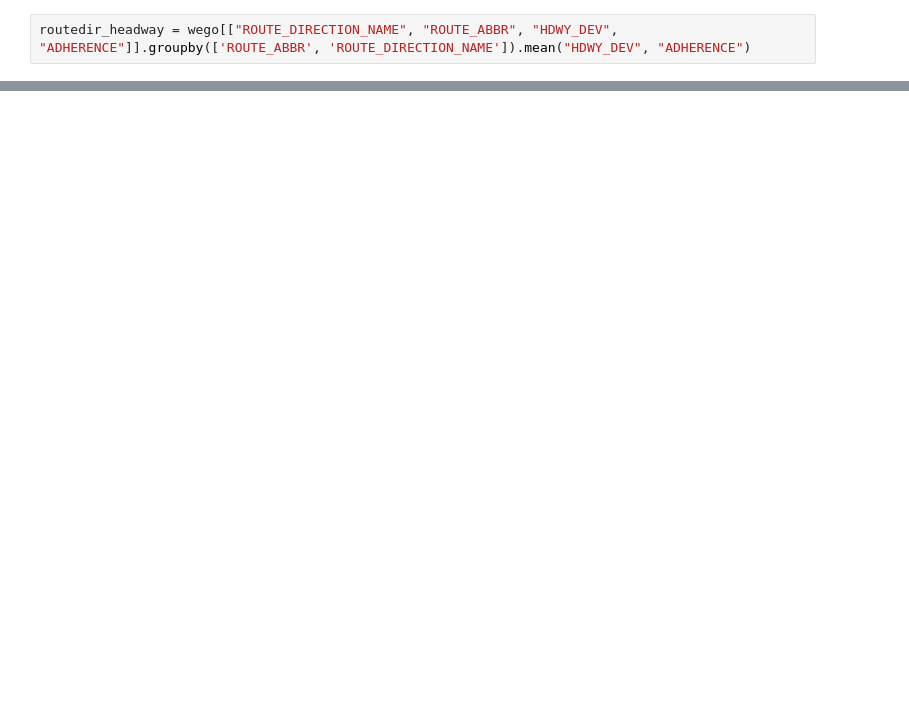
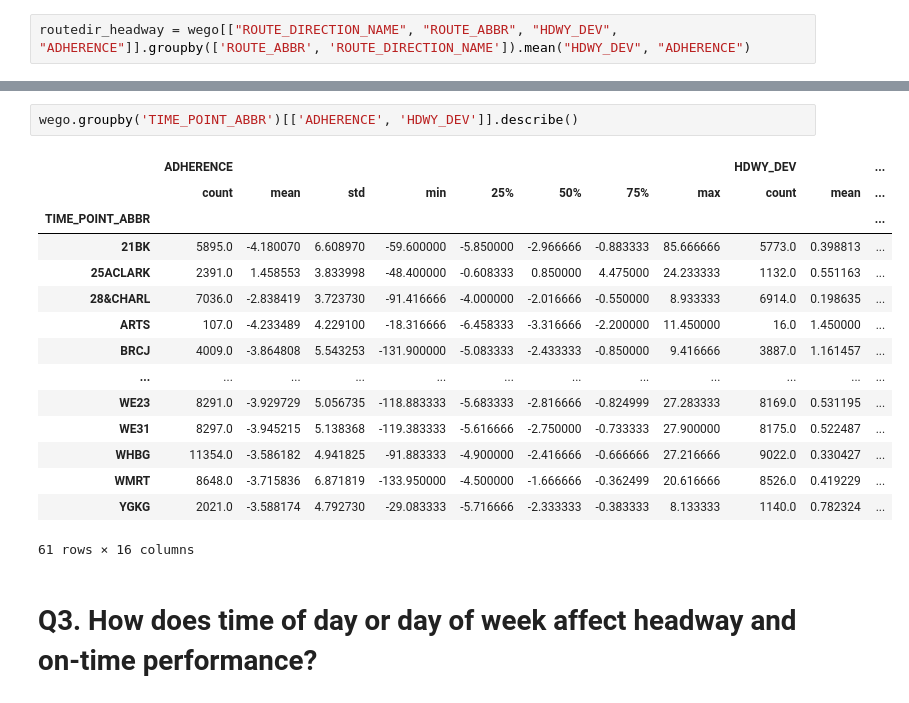
Before and after one commit to NSS-Data-Analytics-Cohort-11/wego-raiders, a Jupyter notebook: notebooks/WeGo.ipynb, the cells around one changed output, grey strips where cells are left out. Saved outputs shown, nothing was run; the diff lists cells and outputs as text; blank space fills up the shorter version.

```diff
--- a/notebooks/WeGo.ipynb
+++ b/notebooks/WeGo.ipynb
@@ -207,0 +369,20 @@ routeplot.set_xticklabels(routeplot.get_xticklabels(), rotation=45)
+# %%
+wego.groupby('TIME_POINT_ABBR')[['ADHERENCE', 'HDWY_DEV']].describe()
+# %% [output]
+|  | ADHERENCE |  |  |  |  |  |  |  | HDWY_DEV |  | ... |
+|  | count | mean | std | min | 25% | 50% | 75% | max | count | mean | ... |
+| TIME_POINT_ABBR |  |  |  |  |  |  |  |  |  |  | ... |
+| 21BK | 5895.0 | -4.180070 | 6.608970 | -59.600000 | -5.850000 | -2.966666 | -0.883333 | 85.666666 | 5773.0 | 0.398813 | ... |
+| 25ACLARK | 2391.0 | 1.458553 | 3.833998 | -48.400000 | -0.608333 | 0.850000 | 4.475000 | 24.233333 | 1132.0 | 0.551163 | ... |
+| 28&CHARL | 7036.0 | -2.838419 | 3.723730 | -91.416666 | -4.000000 | -2.016666 | -0.550000 | 8.933333 | 6914.0 | 0.198635 | ... |
+| ARTS | 107.0 | -4.233489 | 4.229100 | -18.316666 | -6.458333 | -3.316666 | -2.200000 | 11.450000 | 16.0 | 1.450000 | ... |
+| BRCJ | 4009.0 | -3.864808 | 5.543253 | -131.900000 | -5.083333 | -2.433333 | -0.850000 | 9.416666 | 3887.0 | 1.161457 | ... |
+| ... | ... | ... | ... | ... | ... | ... | ... | ... | ... | ... | ... |
+| WE23 | 8291.0 | -3.929729 | 5.056735 | -118.883333 | -5.683333 | -2.816666 | -0.824999 | 27.283333 | 8169.0 | 0.531195 | ... |
+| WE31 | 8297.0 | -3.945215 | 5.138368 | -119.383333 | -5.616666 | -2.750000 | -0.733333 | 27.900000 | 8175.0 | 0.522487 | ... |
+| WHBG | 11354.0 | -3.586182 | 4.941825 | -91.883333 | -4.900000 | -2.416666 | -0.666666 | 27.216666 | 9022.0 | 0.330427 | ... |
+| WMRT | 8648.0 | -3.715836 | 6.871819 | -133.950000 | -4.500000 | -1.666666 | -0.362499 | 20.616666 | 8526.0 | 0.419229 | ... |
+| YGKG | 2021.0 | -3.588174 | 4.792730 | -29.083333 | -5.716666 | -2.333333 | -0.383333 | 8.133333 | 1140.0 | 0.782324 | ... |
+61 rows × 16 columns
+# %% [markdown]
+# Q3. How does time of day or day of week affect headway and on-time performance?
```
Also changed, not shown: parts of 37 cells of this notebook.
